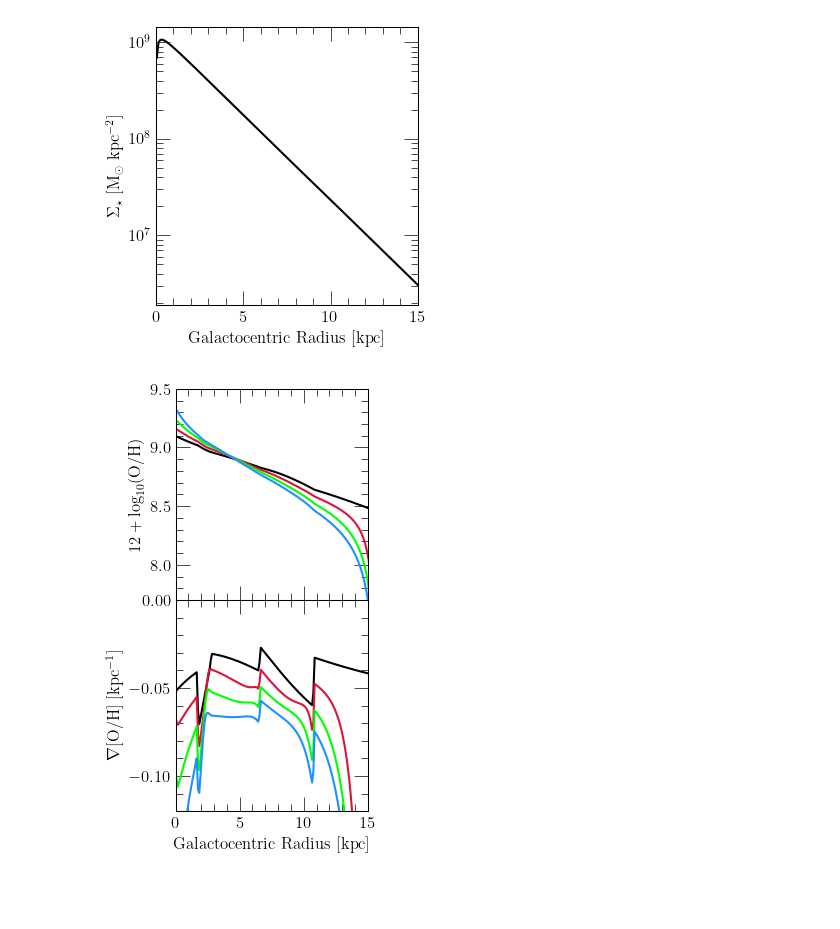
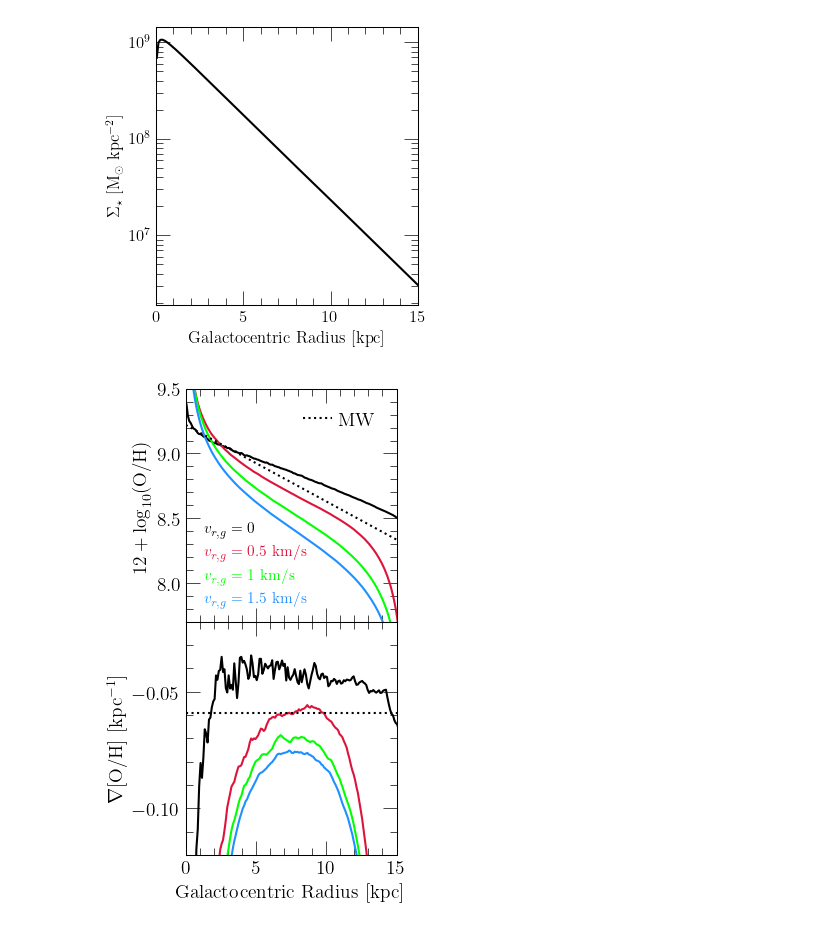
Before and after one commit to giganano/radial-flows, a Jupyter notebook: notebooks/profiles.ipynb, the cells around one changed output. Cells and saved outputs as stored; diff of their text form; code cells hidden in the pictures; blank space fills up the shorter version.

```diff
--- a/notebooks/profiles.ipynb
+++ b/notebooks/profiles.ipynb
@@ -17,3 +17,10 @@ sys.version_info(major=3, minor=12, micro=0, releaselevel='final', serial=0)
+# %%
+def mendezdelgado2022_profile():
+    radii = np.linspace(ax1.get_xlim()[0], ax1.get_xlim()[1], 100)
+#     oh = [np.log10(vice.solar_z.epsilon_to_z_conversion(9.22, 15.999) /
+#                    vice.solar_z['o']) - 0.059 * r for r in radii]
+    log_oh_plus12 = [9.22 - 0.059 * r for r in radii]
+    return [radii, log_oh_plus12]
 # %%
 outputs = [
     # "../outputs/potential_well_deepening/gamma0p1",
@@ -55,9 +62,12 @@ plt.show()
 # %%
 outputs = [
     "../outputs/constant/vgas-0",
-    "../outputs/potential_well_deepening/gamma0p1",
-    "../outputs/potential_well_deepening/gamma0p2",
-    "../outputs/potential_well_deepening/gamma0p3"
+    "../outputs/constant/vgas-0p5",
+    "../outputs/constant/vgas-1",
+    "../outputs/constant/vgas-1p5"
+    # "../outputs/potential-well-deepening/gamma0p1",
+    # "../outputs/potential-well-deepening/gamma0p2",
+    # "../outputs/potential-well-deepening/gamma0p3"
     # "../outputs/constant/vgas-0p5",
     # "../outputs/potential_well_deepening/gamma0p2",
     # "../outputs/amd/betaphiin0p7",
@@ -68,45 +78,78 @@ outputs = [vice.output(name) for name in outputs]
 COLORS = ["black", "crimson", "lime", "dodgerblue"]
 LINESTYLES = ["-", "-", "-", "-"]
 LABELS = [
-    r"$\gamma = 0$",
-    r"$\gamma = 0.1$",
-    r"$\gamma = 0.2$",
-    r"$\gamma = 0.3$"
+    r"$v_{r,g} = 0$",
+    r"$v_{r,g} = 0.5$ km/s",
+    r"$v_{r,g} = 1$ km/s",
+    r"$v_{r,g} = 1.5$ km/s"
+    # r"$\gamma = 0$",
+    # r"$\gamma = 0.1$",
+    # r"$\gamma = 0.2$",
+    # r"$\gamma = 0.3$"
 ]
 
-fig = plt.figure(figsize = (3, 5))
+fig = plt.figure(figsize = (3.3, 5.5))
 ax1 = fig.add_subplot(211)
 ax2 = fig.add_subplot(212, sharex = ax1)
 plt.setp(ax1.get_xticklabels(), visible = False)
 ax2.set_xlabel(r"Galactocentric Radius [kpc]")
 ax2.set_ylabel(r"$\nabla$[O/H] [kpc$^{-1}$]")
 ax1.set_ylabel(r"$12 + \log_{10}$(O/H)")
 ax1.set_xlim([0, 15])
 ax1.set_ylim([7.7, 9.5])
-ax2.set_ylim([-0.12, 0])
-ax2.set_yticks([-0.1, -0.05, 0])
+ax2.set_ylim([-0.12, -0.02])
+ax2.set_yticks([-0.1, -0.05])
 
 def plot_metallicity_profile(ax_profile, ax_grad, output, lookback, zone_width = 0.1, **kwargs):
-    n_zones = len(output.zones.keys())
+    # n_zones = len(output.zones.keys())
+    n_zones = 155
     radii = [zone_width * (i + 0.5) for i in range(n_zones)]
     diff = [abs(_ - lookback) for _ in output.zones["zone0"].history["lookback"]]
     idx = diff.index(min(diff))
     oh = [output.zones["zone%d" % (i)].history["[o/h]"][idx] for i in range(n_zones)]
     oh = oh_to_12pluslog(oh)
     gradoh = [(outer - inner) / zone_width for outer, inner in zip(oh[1:], oh[:-1])]
+    gradoh = boxcarsmoothtrend(radii[:-1], gradoh, window = 5)
     ax_profile.plot(radii, oh, **kwargs)
     ax_grad.plot(radii[:-1], gradoh, **kwargs)
+
+kwargs = {
+    "c": named_colors()["black"],
+    "linestyle": ":",
+    "label": r"MW"
+}
+line = ax1.plot([1, 2], [1, 2], **kwargs)[0]
+kwargs = {
+    "loc": mpl_loc("upper right"),
+    "bbox_to_anchor": (0.98, 0.98),
+    "handlelength": 1.5
+}
+leg = ax1.legend(**kwargs)
+ax1.add_artist(leg)
+line.remove()
 
 for i in range(len(outputs)):
     kwargs = {
         "c": named_colors()[COLORS[i]],
         "linestyle": LINESTYLES[i],
         "label": LABELS[i]
     }
     plot_metallicity_profile(ax1, ax2, outputs[i], 0, **kwargs)
 
+radii, oh = mendezdelgado2022_profile()
+ax1.plot(radii, oh, c = named_colors()["black"], linestyle = ":")
+ax2.axhline(-0.059, c = named_colors()["black"], linestyle = ":")
+
+kwargs = {
+    "loc": mpl_loc("lower left"),
+    "handlelength": 0,
+    "fontsize": 11
+}
+leg = ax1.legend(**kwargs)
+fancy_legend(leg, COLORS)
+
 plt.tight_layout()
 plt.subplots_adjust(hspace = 0)
 plt.show()
 # %% [output]
-[figure, old version]
+[figure, new version]
```
Also changed, not shown: parts of 5 cells of this notebook, 18 other files.
